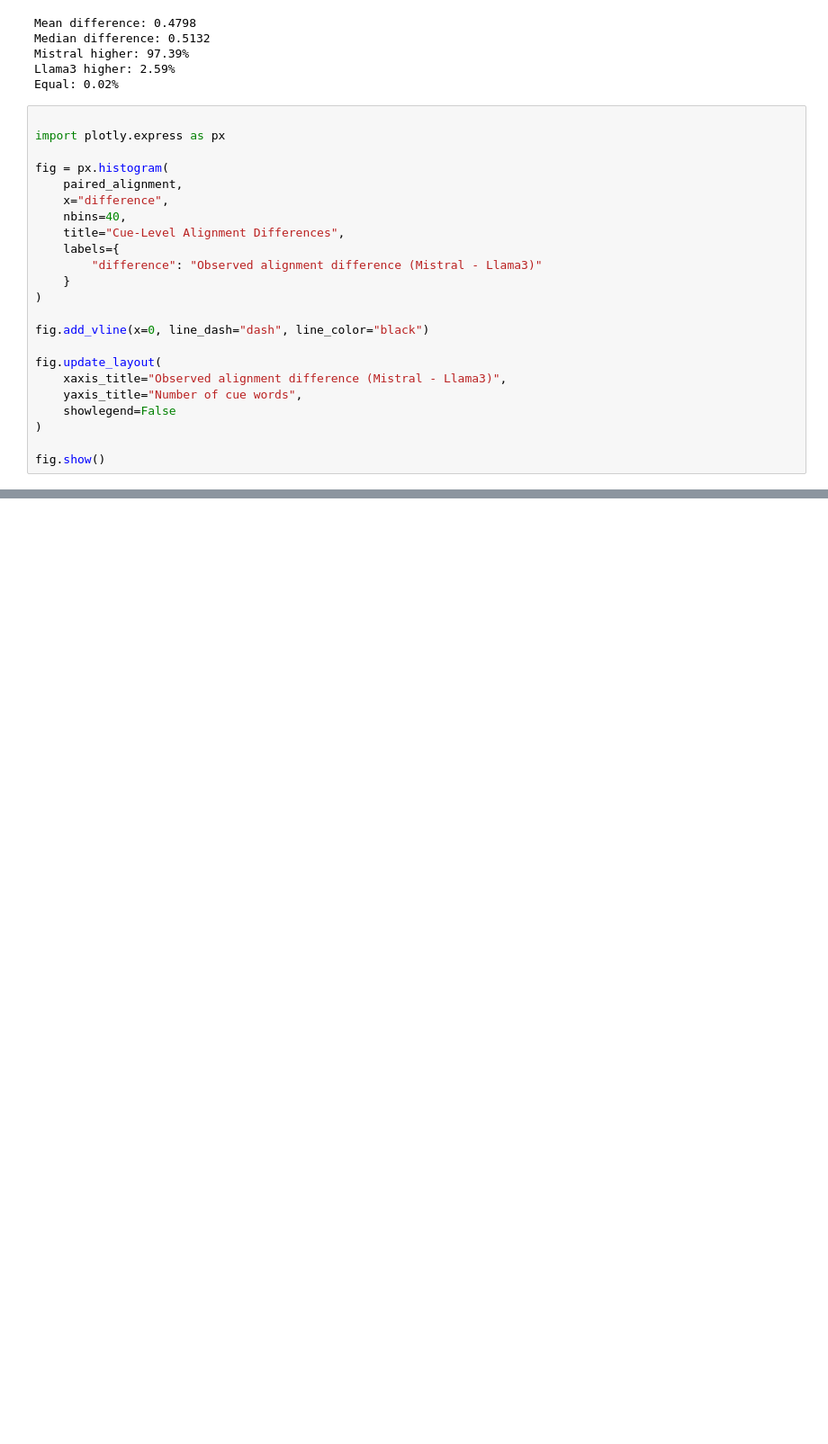
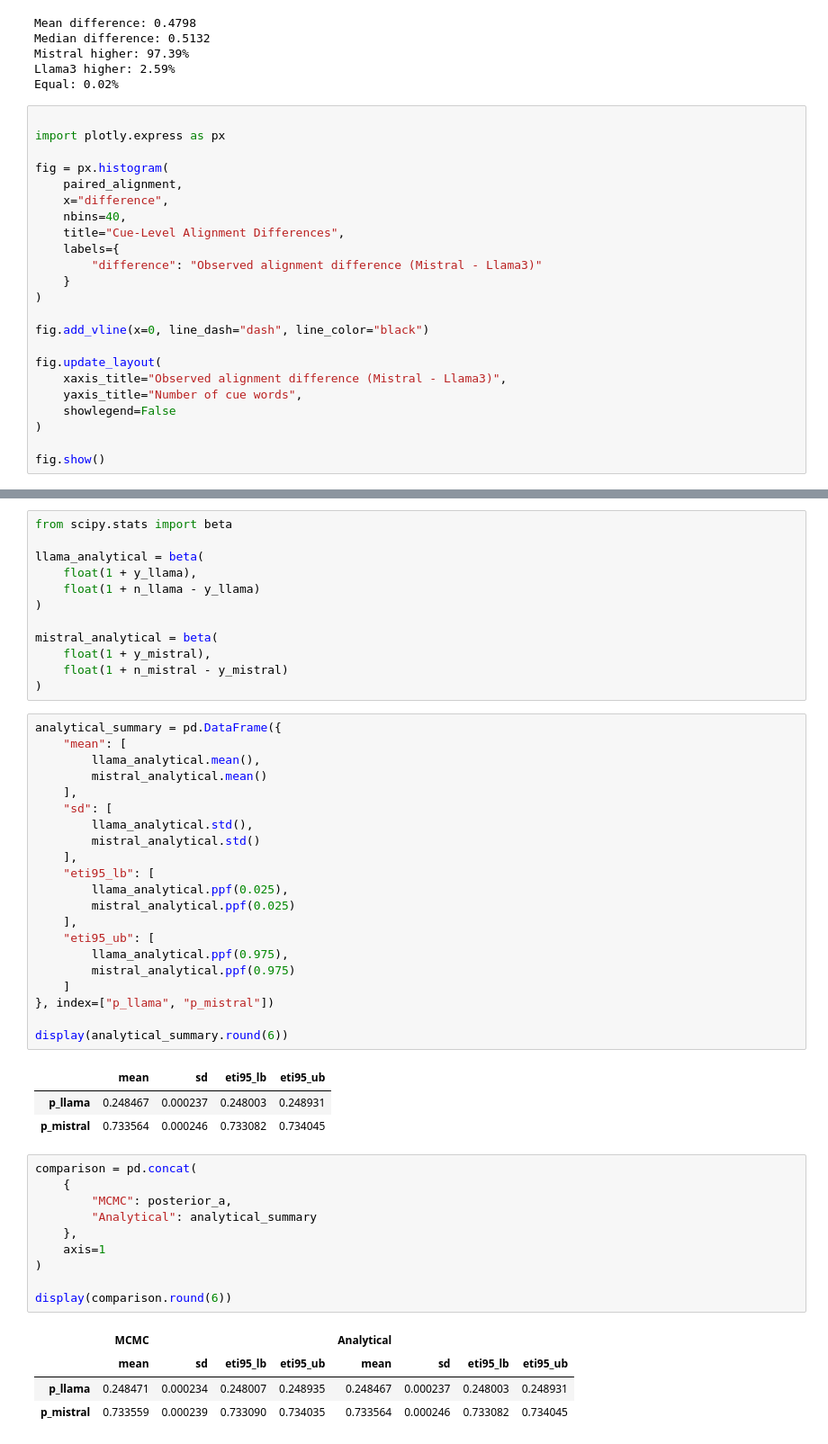
Before and after one commit to domnudragota/llm-eda, a Jupyter notebook: Bayesian_Alignment_Prototype.ipynb, the cells around one changed output, grey strips where cells are left out. Shown at 90% size. Drawn from its saved outputs; the diff is of its cells as text; blank space fills up the shorter version.

```diff
--- a/Bayesian_Alignment_Prototype.ipynb
+++ b/Bayesian_Alignment_Prototype.ipynb
@@ -423,0 +1192,52 @@ The variability across cue words will be investigated further in the full study
+# %%
+from scipy.stats import beta
+
+llama_analytical = beta(
+    float(1 + y_llama),
+    float(1 + n_llama - y_llama)
+)
+
+mistral_analytical = beta(
+    float(1 + y_mistral),
+    float(1 + n_mistral - y_mistral)
+)
+# %%
+analytical_summary = pd.DataFrame({
+    "mean": [
+        llama_analytical.mean(),
+        mistral_analytical.mean()
+    ],
+    "sd": [
+        llama_analytical.std(),
+        mistral_analytical.std()
+    ],
+    "eti95_lb": [
+        llama_analytical.ppf(0.025),
+        mistral_analytical.ppf(0.025)
+    ],
+    "eti95_ub": [
+        llama_analytical.ppf(0.975),
+        mistral_analytical.ppf(0.975)
+    ]
+}, index=["p_llama", "p_mistral"])
+
+display(analytical_summary.round(6))
+# %% [output]
+|  | mean | sd | eti95_lb | eti95_ub |
+| p_llama | 0.248467 | 0.000237 | 0.248003 | 0.248931 |
+| p_mistral | 0.733564 | 0.000246 | 0.733082 | 0.734045 |
+# %%
+comparison = pd.concat(
+    {
+        "MCMC": posterior_a,
+        "Analytical": analytical_summary
+    },
+    axis=1
+)
+
+display(comparison.round(6))
+# %% [output]
+|  | MCMC |  |  |  | Analytical |  |  |  |
+|  | mean | sd | eti95_lb | eti95_ub | mean | sd | eti95_lb | eti95_ub |
+| p_llama | 0.248471 | 0.000234 | 0.248007 | 0.248935 | 0.248467 | 0.000237 | 0.248003 | 0.248931 |
+| p_mistral | 0.733559 | 0.000239 | 0.733090 | 0.734035 | 0.733564 | 0.000246 | 0.733082 | 0.734045 |
```
Also changed, not shown: parts of 44 cells of this notebook.
